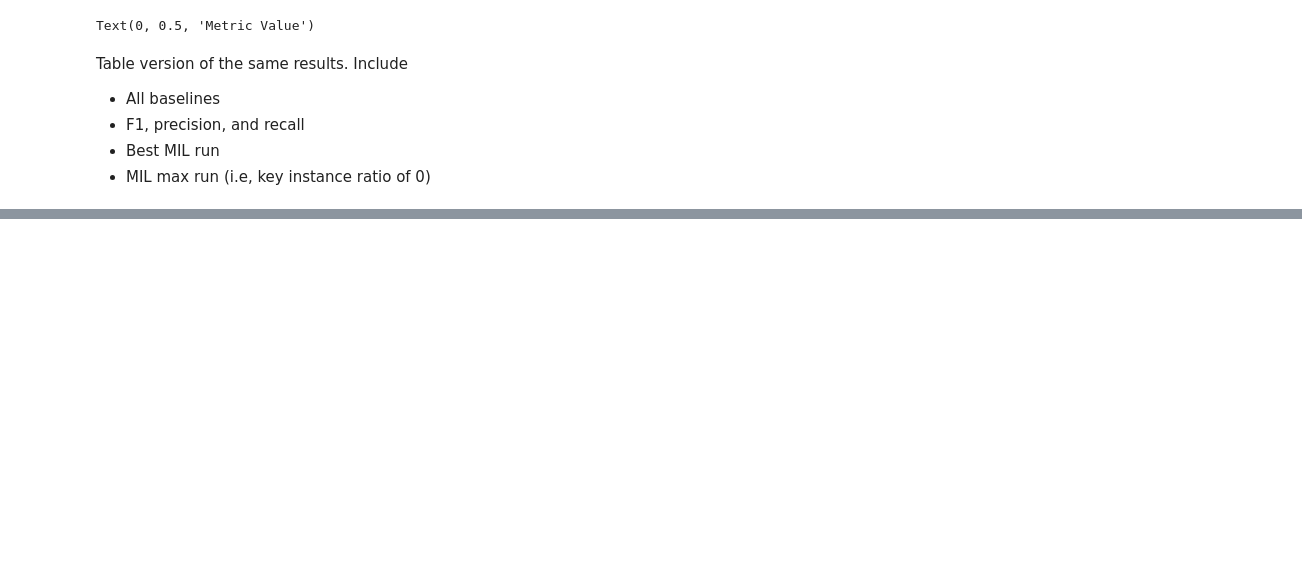
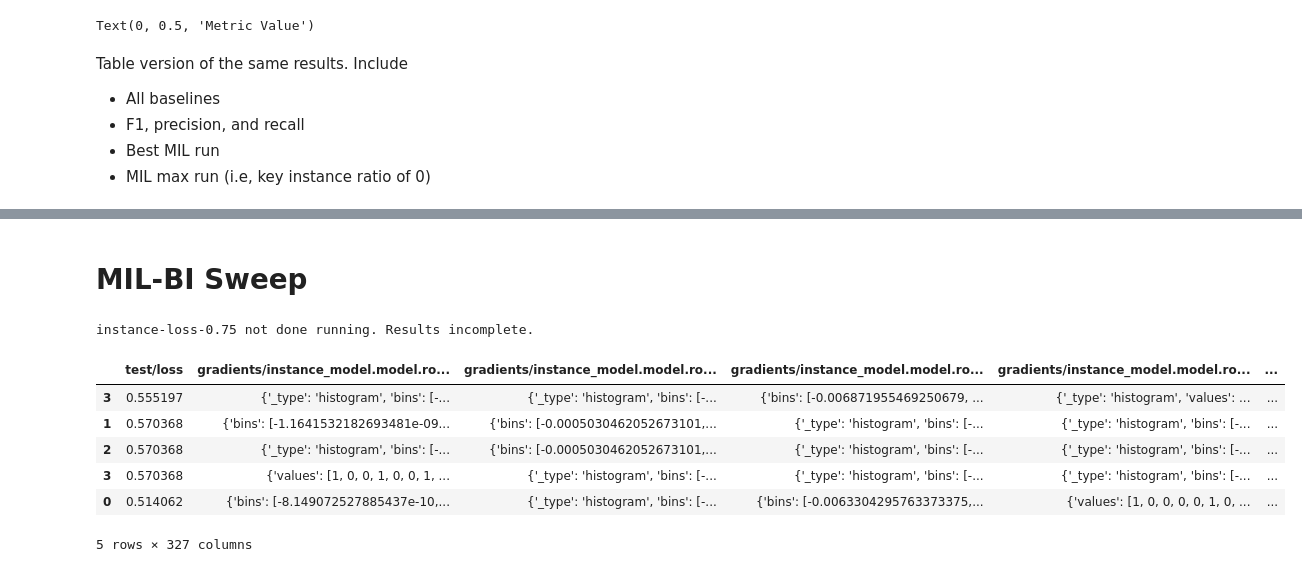
Before and after one commit to AADeLucia/MIL-civil-unrest, a Jupyter notebook: notebooks/paper_tables_and_plots.ipynb, the cells around one changed output, grey strips where cells are left out. Saved outputs shown, nothing was run; the diff lists cells and outputs as text; code cells hidden in the pictures; blank space fills up the shorter version.

```diff
--- a/notebooks/paper_tables_and_plots.ipynb
+++ b/notebooks/paper_tables_and_plots.ipynb
@@ -155,0 +274,52 @@ g2.legend()
+# %% [markdown]
+# MIL-BI Sweep
+# %%
+api = wandb.Api()
+
+# Project is specified by <entity/project-name>
+runs = api.runs("aadelucia/Minerva", filters = {"group": "MIL-BI-Min10"})
+
+summary_list, config_list, name_list = [], [], []
+data = []
+for run in runs:
+    row = {}
+    # .summary contains the output keys/values for metrics like accuracy.
+    #  We call ._json_dict to omit large files
+    row.update({k.replace('eval', 'test'):v for k,v in run.summary._json_dict.items()})
+
+    # .config contains the hyperparameters.
+    #  We remove special values that start with _.
+    row.update({k: v for k,v in run.config.items() if not k.startswith('_')})
+
+    # .name is the human-readable name of the run.
+    row["name"] = run.name
+
+    # Fix eval
+    try:
+        with open(f"{model_dir}/{row['output_dir'].split('/')[-1]}/eval_results.json") as f:
+            eval_res = json.load(f)
+            row.update({k.replace('_', '/'):v for k,v in eval_res.items()})
+    except FileNotFoundError as err:
+        print(f"{run.name} not done running. Results incomplete.")
+    # Add
+    data.append(row)
+
+bi_runs_df = pd.DataFrame(data)
+# %% [output]
+instance-loss-0.75 not done running. Results incomplete.
+# %%
+# Add in the best MIL for 0.0 instance loss
+bi_runs_df = pd.concat([
+    bi_runs_df,
+    runs_df.sort_values(by="eval/f1", ascending=False).head(1)
+])
+# %%
+bi_runs_df.sort_values(by="eval/f1", ascending=False)
+# %% [output]
+|  | test/loss | gradients/instance_model.model.ro... | gradients/instance_model.model.ro... | gradients/instance_model.model.ro... | gradients/instance_model.model.ro... | ... |
+| 3 | 0.555197 | {'_type': 'histogram', 'bins': [-... | {'_type': 'histogram', 'bins': [-... | {'bins': [-0.006871955469250679, ... | {'_type': 'histogram', 'values': ... | ... |
+| 1 | 0.570368 | {'bins': [-1.1641532182693481e-09... | {'bins': [-0.0005030462052673101,... | {'_type': 'histogram', 'bins': [-... | {'_type': 'histogram', 'bins': [-... | ... |
+| 2 | 0.570368 | {'_type': 'histogram', 'bins': [-... | {'bins': [-0.0005030462052673101,... | {'_type': 'histogram', 'bins': [-... | {'_type': 'histogram', 'bins': [-... | ... |
+| 3 | 0.570368 | {'values': [1, 0, 0, 1, 0, 0, 1, ... | {'_type': 'histogram', 'bins': [-... | {'_type': 'histogram', 'bins': [-... | {'_type': 'histogram', 'bins': [-... | ... |
+| 0 | 0.514062 | {'bins': [-8.149072527885437e-10,... | {'_type': 'histogram', 'bins': [-... | {'bins': [-0.0063304295763373375,... | {'values': [1, 0, 0, 0, 0, 1, 0, ... | ... |
+5 rows × 327 columns
```
Also changed, not shown: parts of 18 cells of this notebook, 4 other files.
